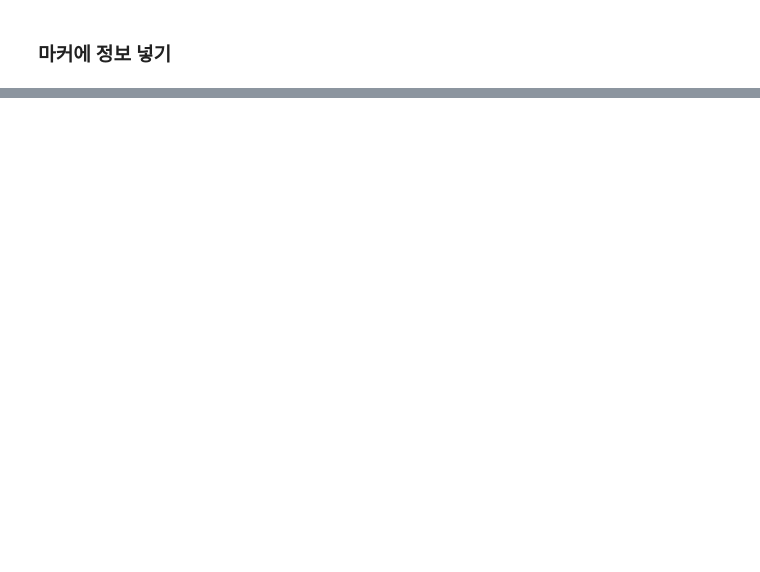
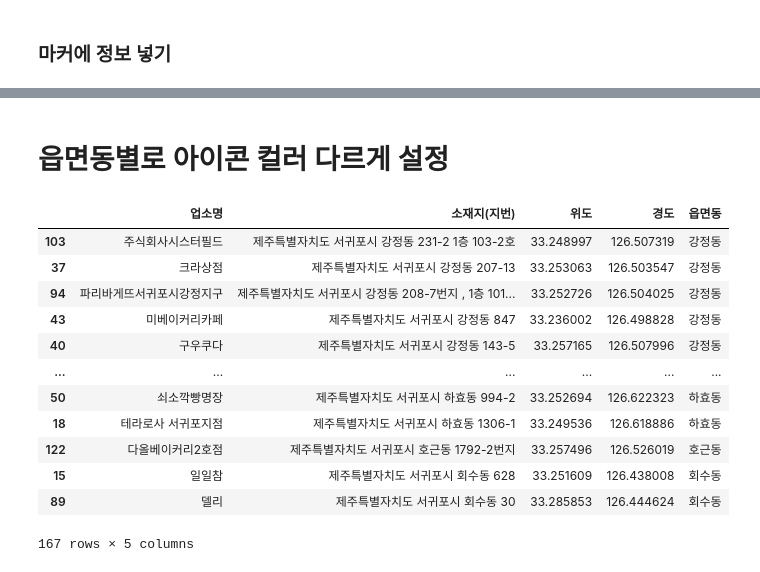
Before and after one commit to antoinet21/dataAnalysis, a Jupyter notebook: 2_데이터분석_06_지도에시각화_빵덕후지도_완성.ipynb, the cells around one changed output, grey strips where cells are left out. Drawn from its saved outputs; the diff is of its cells as text; code cells hidden in the pictures; blank space fills up the shorter version.

```diff
--- a/2_데이터분석_06_지도에시각화_빵덕후지도_완성.ipynb
+++ b/2_데이터분석_06_지도에시각화_빵덕후지도_완성.ipynb
@@ -199,0 +331,18 @@ map
+# %% [markdown]
+# 읍면동별로 아이콘 컬러 다르게 설정
+# %%
+df.sort_values(by='읍면동')
+# %% [output]
+|  | 업소명 | 소재지(지번) | 위도 | 경도 | 읍면동 |
+| 103 | 주식회사시스터필드 | 제주특별자치도 서귀포시 강정동 231-2 1층 103-2호 | 33.248997 | 126.507319 | 강정동 |
+| 37 | 크라상점 | 제주특별자치도 서귀포시 강정동 207-13 | 33.253063 | 126.503547 | 강정동 |
+| 94 | 파리바게뜨서귀포시강정지구 | 제주특별자치도 서귀포시 강정동 208-7번지 , 1층 101... | 33.252726 | 126.504025 | 강정동 |
+| 43 | 미베이커리카페 | 제주특별자치도 서귀포시 강정동 847 | 33.236002 | 126.498828 | 강정동 |
+| 40 | 구우쿠다 | 제주특별자치도 서귀포시 강정동 143-5 | 33.257165 | 126.507996 | 강정동 |
+| ... | ... | ... | ... | ... | ... |
+| 50 | 쇠소깍빵명장 | 제주특별자치도 서귀포시 하효동 994-2 | 33.252694 | 126.622323 | 하효동 |
+| 18 | 테라로사 서귀포지점 | 제주특별자치도 서귀포시 하효동 1306-1 | 33.249536 | 126.618886 | 하효동 |
+| 122 | 다올베이커리2호점 | 제주특별자치도 서귀포시 호근동 1792-2번지 | 33.257496 | 126.526019 | 호근동 |
+| 15 | 일일참 | 제주특별자치도 서귀포시 회수동 628 | 33.251609 | 126.438008 | 회수동 |
+| 89 | 델리 | 제주특별자치도 서귀포시 회수동 30 | 33.285853 | 126.444624 | 회수동 |
+167 rows × 5 columns
```
Also changed, not shown: parts of 19 cells of this notebook.
